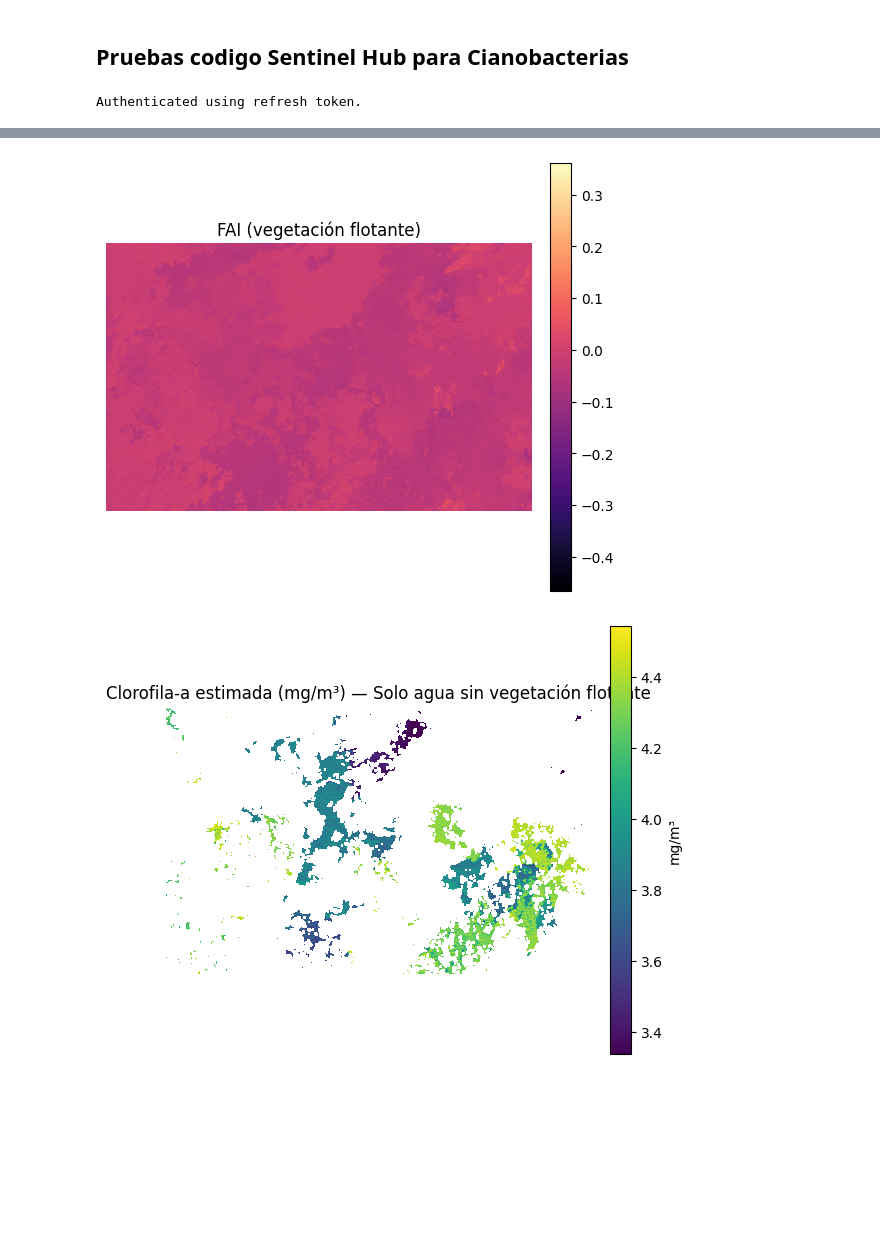
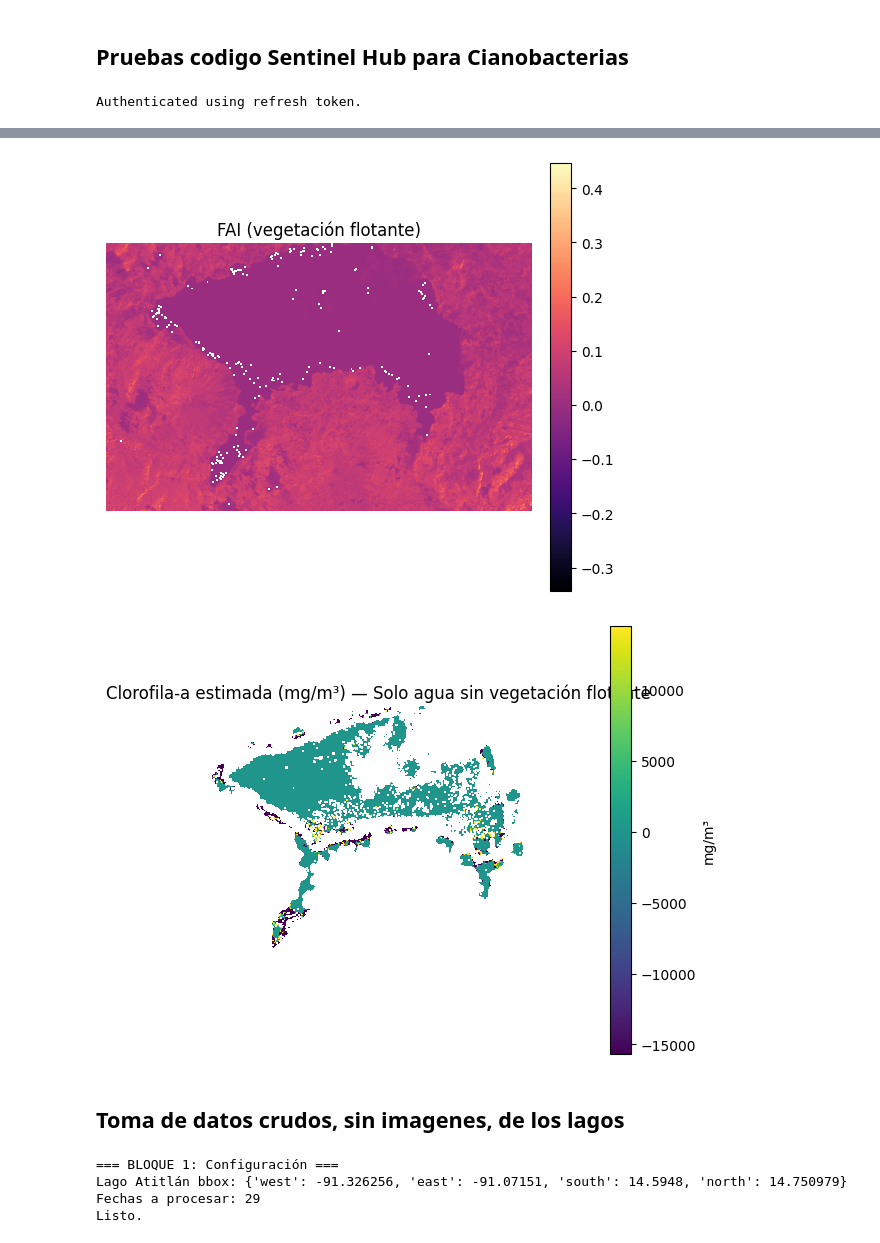
Before and after one commit to SebasJuarez/DS-Collection, a Jupyter notebook: Geoespacial.ipynb, the cells around one changed output, grey strips where cells are left out. Cells and saved outputs as stored; diff of their text form; code cells hidden in the pictures; blank space fills up the shorter version.

```diff
--- a/Geoespacial.ipynb
+++ b/Geoespacial.ipynb
@@ -36,8 +39,8 @@ lago_amatitlan = {
     "north": 14.51
 }
 
-fecha_inicio = "2024-01-01"
-fecha_fin = "2024-06-30"
+fecha_inicio = "2025-02-07"
+fecha_fin = "2025-02-07"
 
 cube = connection.load_collection(
     "SENTINEL2_L2A",
@@ -93,8 +96,8 @@ bbox = {
     "south": 14.60,
     "north": 14.74
 }
-fecha_inicio = "2024-01-01"
-fecha_fin = "2024-06-30"
+fecha_inicio = "2025-02-07"
+fecha_fin = "2025-02-07"
 
 MNDWI_threshold = 0.42
 NDWI_threshold = 0.40
@@ -231,2 +234,43 @@ Authenticated using refresh token.
-[figure, old version]
+[figure, new version]
-[figure, old version]
+[figure, new version]
+# %% [markdown]
+## Toma de datos crudos, sin imagenes, de los lagos
+# %%
+print("=== BLOQUE 1: Configuración ===")
+
+import os, json, tempfile, datetime as dt
+import numpy as np
+import pandas as pd
+import matplotlib.pyplot as plt
+import rasterio
+
+# Coordenadas Lago Atitlán (WGS84)
+lago_atitlan = {
+    "west": -91.326256,
+    "east": -91.071510,
+    "south": 14.594800,
+    "north": 14.750979,
+}
+
+
+# Fechas “buenas” que compartiste
+fechas_buenas = [
+    "2025-02-07","2025-02-10","2025-02-25","2025-02-27","2025-03-02",
+    "2025-03-04","2025-03-07","2025-03-09","2025-03-12","2025-03-14",
+    "2025-03-19","2025-03-22","2025-03-24","2025-03-26","2025-04-03",
+    "2025-04-11","2025-04-13","2025-04-15","2025-04-16","2025-04-18",
+    "2025-04-28","2025-05-03","2025-05-13","2025-05-28","2025-07-10",
+    "2025-07-17","2025-07-20","2025-07-24","2025-08-01"
+]
+
+COVERAGE_THRESHOLD = 0.40  # % mínimo del lago cubierto para considerar la fecha
+BANDS = ["B02","B03","B04","B05","B07","B8A","B08","B11","B12","SCL"]
+
+print(f"Lago Atitlán bbox: {lago_atitlan}")
+print(f"Fechas a procesar: {len(fechas_buenas)}")
+print("Listo.")
+# %% [output]
+=== BLOQUE 1: Configuración ===
+Lago Atitlán bbox: {'west': -91.326256, 'east': -91.07151, 'south': 14.5948, 'north': 14.750979}
+Fechas a procesar: 29
+Listo.
```
Also changed, not shown: parts of 14 cells of this notebook, 4 other files.
